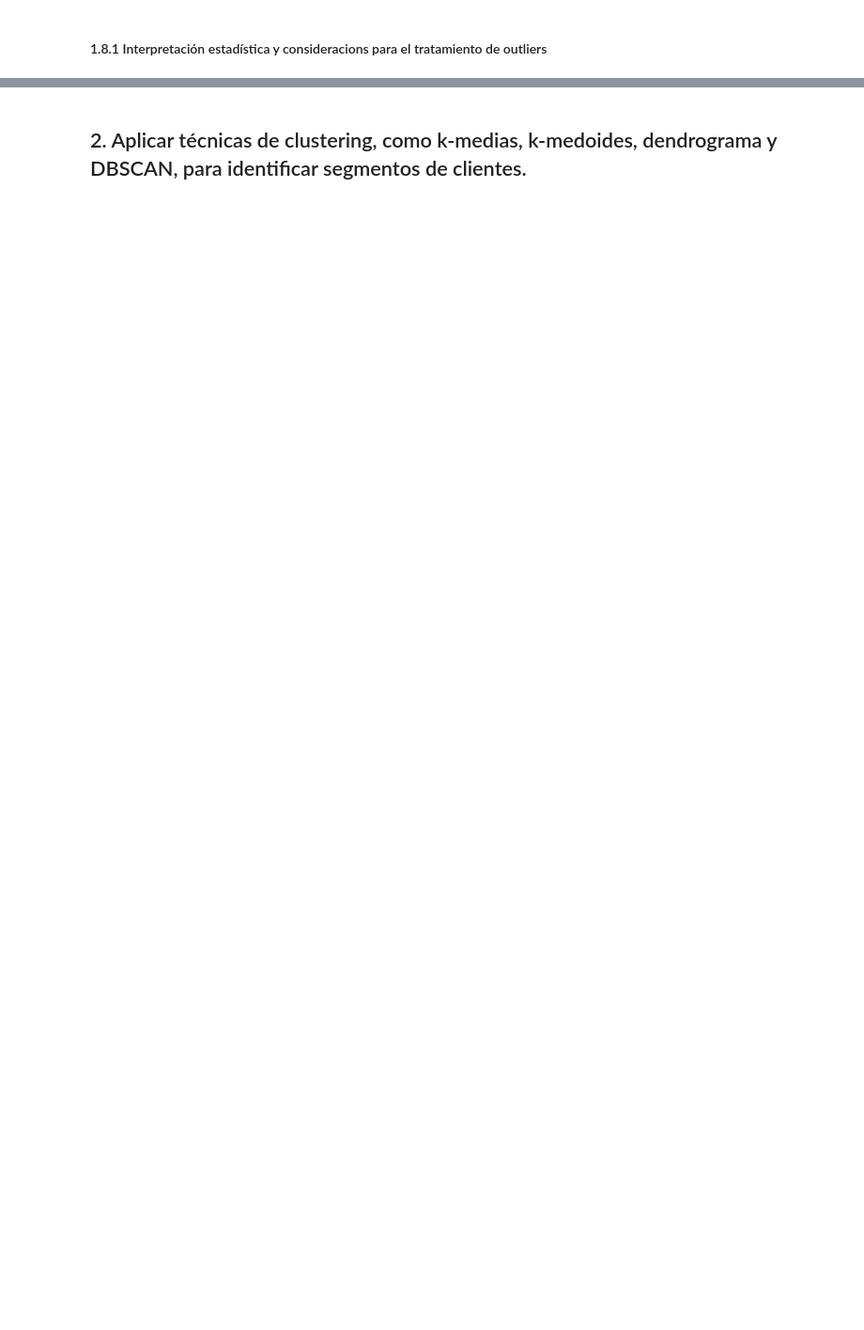
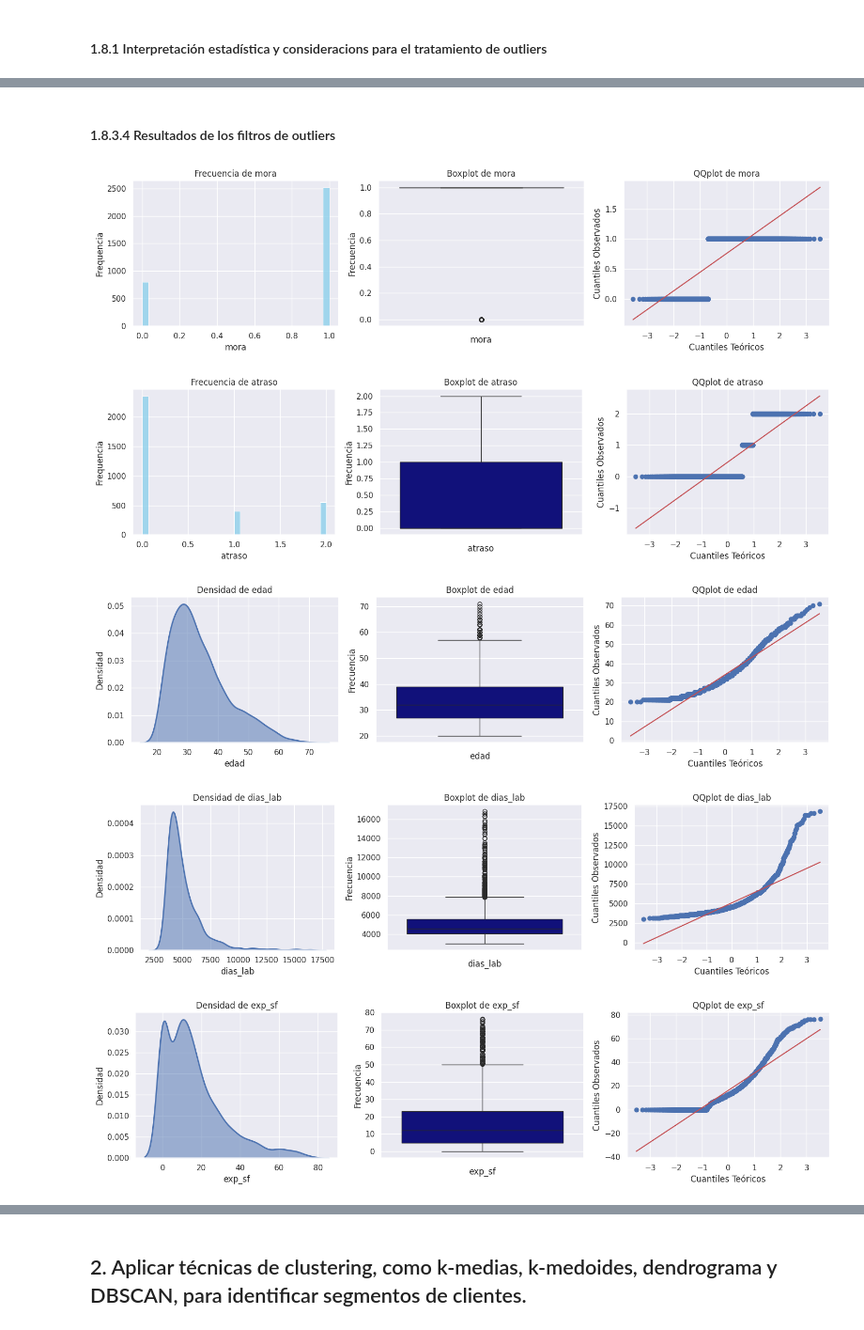
Before and after one commit to gonzakayunawel/tarea_1_mla, a Jupyter notebook: tarea_1_mla.ipynb, the cells around one changed output, grey strips where cells are left out. Shown at 94% size. Drawn from its saved outputs; the diff is of its cells as text; code cells hidden in the pictures; blank space fills up the shorter version.

```diff
--- a/tarea_1_mla.ipynb
+++ b/tarea_1_mla.ipynb
@@ -445,0 +513,4 @@ La variable "clasif_sbs" presenta una frecuencia donde la mayoría de los valore
+# %%
+for col in df_cleaned.columns:
+    print(f"Valor Máximo: {col:>15} -> {max(df_cleaned[col])}")
+    print(f"Valor Mínimo: {col:>15} -> {min(df_cleaned[col])}")
@@ -445,0 +558,46 @@ La variable "clasif_sbs" presenta una frecuencia donde la mayoría de los valore
+# %% [markdown]
+#### 1.8.3.4 Resultados de los filtros de outliers
+# %%
+# Importamos la funcion probplot para graficar el Q-Q Plot
+from scipy.stats import probplot
+
+for col in df_numeric_data_cleaned.columns:  # type: ignore
+
+    plt.figure(figsize=(15, 4))
+
+    if len(df_numeric_data_cleaned[col].unique()) > 20:  # type: ignore
+        plt.subplot(1, 3, 1)
+        sns.kdeplot(data=df_numeric_data_cleaned, x=col, fill=True, alpha=0.5, linewidth=2)  # type: ignore
+        plt.xlabel(col)
+        plt.ylabel("Densidad")
+        plt.title(f"Densidad de {col}")
+    else:
+        plt.subplot(1, 3, 1)
+        sns.histplot(df_numeric_data_cleaned[col], bins=30, color="skyblue")  # type: ignore
+        plt.xlabel(col)
+        plt.ylabel("Frequencia")
+        plt.title(f"Frecuencia de {col}")
+
+
+    plt.subplot(1, 3, 2)
+    sns.boxplot(data=df_numeric_data_cleaned[col], color="darkblue")  # type: ignore
+    plt.xlabel(col)
+    plt.ylabel("Frecuencia")
+    plt.title(f"Boxplot de {col}")
+
+    plt.subplot(1, 3, 3)
+    probplot(x=df_numeric_data_cleaned[col], dist="norm", plot=plt)  # type: ignore
+    plt.xlabel("Cuantiles Teóricos")
+    plt.ylabel("Cuantiles Observados")
+    plt.title(f"QQplot de {col}")
+
+
+    plt.tight_layout()
+
+    plt.show()
+# %% [output]
+[figure, added]
+[figure, added]
+[figure, added]
+[figure, added]
+[figure, added]
```
Also changed, not shown: parts of 32 cells of this notebook, 1 other file.
